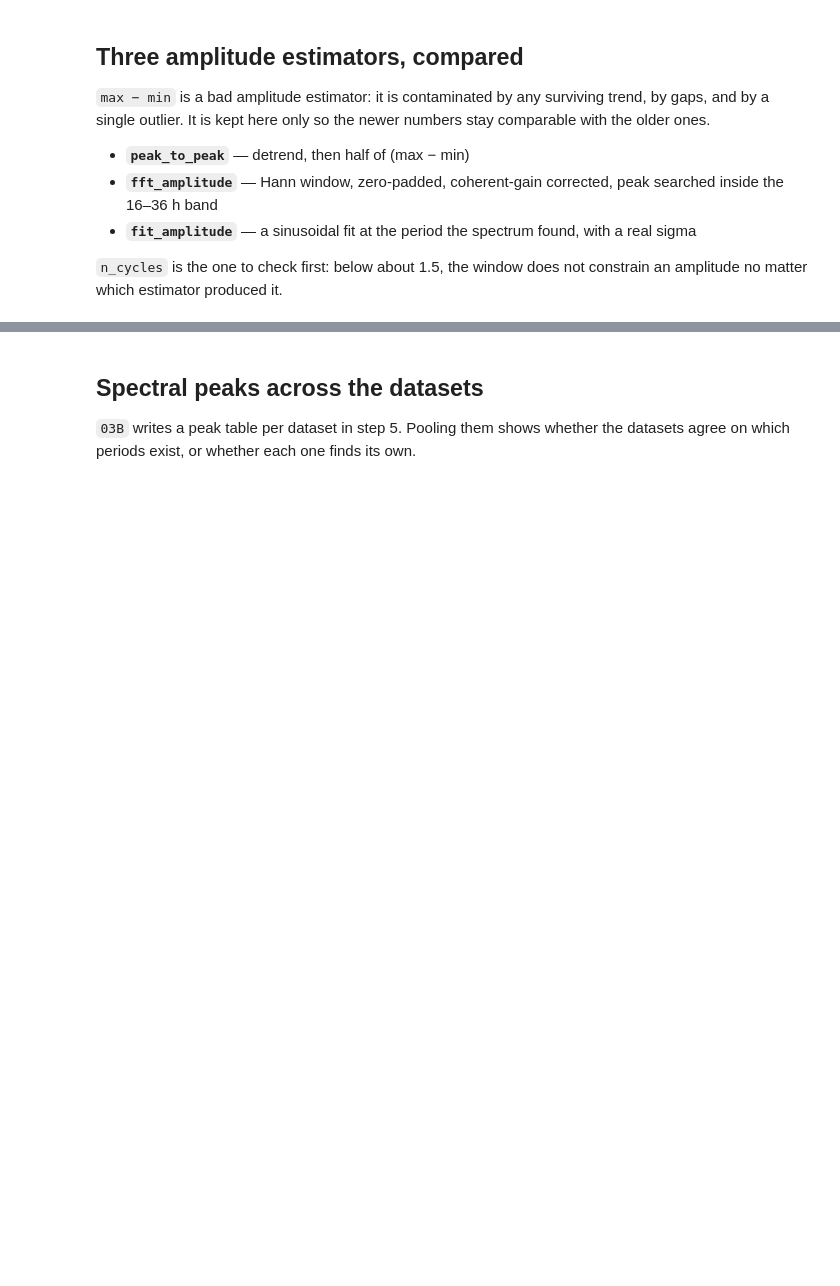
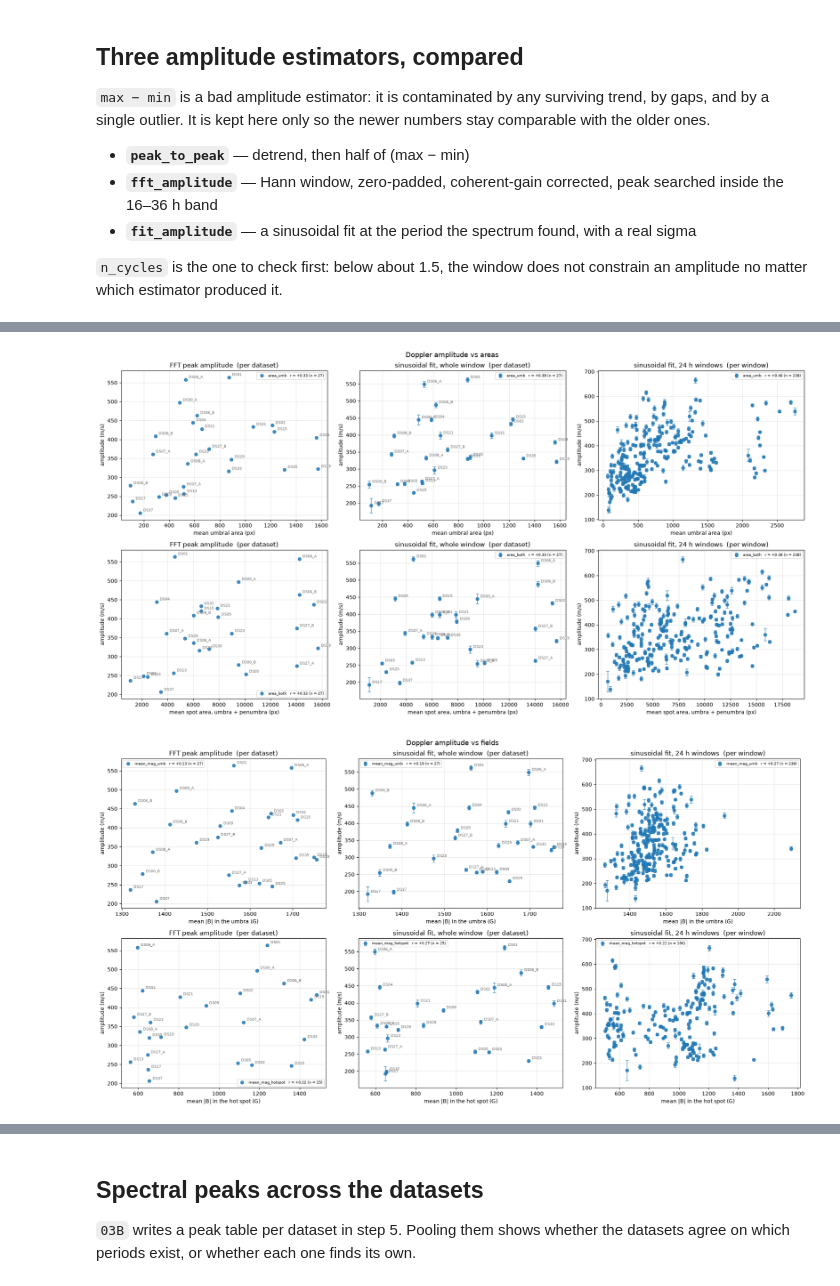
Before and after one commit to thomatrixting/sun_spots_pulsation_review, a Jupyter notebook: notebooks/04_data_comparison.ipynb, the cells around one changed output, grey strips where cells are left out. Drawn from its saved outputs; the diff is of its cells as text; code cells hidden in the pictures; blank space fills up the shorter version.

```diff
--- a/notebooks/04_data_comparison.ipynb
+++ b/notebooks/04_data_comparison.ipynb
@@ -516,0 +555,32 @@ more. Every coefficient rests on as many points as there are rows.
+# %%
+# One predictor per panel: `area_both` runs an order of magnitude above `area_umb`, so
+# sharing an x axis squashed the umbral points against the left edge. Rows are the predictor,
+# columns the three amplitudes — the FFT peak, the whole-window fit, and the per-24 h-window fit.
+AMPLITUDES = [(osc,   'fft_amplitude', None,              'dataset',
+               'FFT peak amplitude  (per dataset)'),
+              (osc,   'fit_amplitude', 'fit_sigma',       'dataset',
+               'sinusoidal fit, whole window  (per dataset)'),
+              (osc24, 'amplitude',     'sigma_amplitude', None,
+               'sinusoidal fit, 24 h windows  (per window)')]
+
+FAMILIES = [('areas',  [('area_umb', 'mean umbral area (px)'),
+                        ('area_both', 'mean spot area, umbra + penumbra (px)')]),
+            ('fields', [('mean_mag_umb', 'mean |B| in the umbra (G)'),
+                        ('mean_mag_hotspot', 'mean |B| in the hot spot (G)')])]
+
+for name, predictors in FAMILIES:
+    fig, axes = plt.subplots(len(predictors), len(AMPLITUDES),
+                             figsize=(19, 5 * len(predictors)))
+    for row, (key, xlabel) in enumerate(predictors):
+        for col, (frame, y_key, yerr_key, annotate_key, title) in enumerate(AMPLITUDES):
+            comparison.plot_amplitude_vs_predictors(
+                frame, [key], y_key, yerr_key=yerr_key, ax=axes[row, col],
+                annotate_key=annotate_key, xlabel=xlabel, title=title)
+    fig.suptitle(f'Doppler amplitude vs {name}', fontsize=13)
+    plt.tight_layout()
+    if SAVE:
+        fig.savefig(config.DS0N_PROCESSED_DIR / 'plots' / f'amplitude_vs_{name}.png', dpi=150)
+    plt.show()
+# %% [output]
+[figure, added]
+[figure, added]
```
Also changed, not shown: parts of 22 cells of this notebook, 11 other files.
